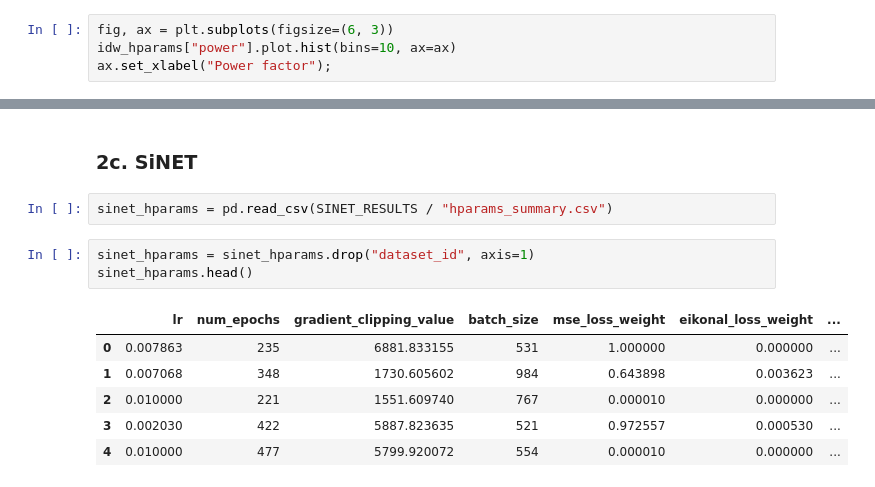
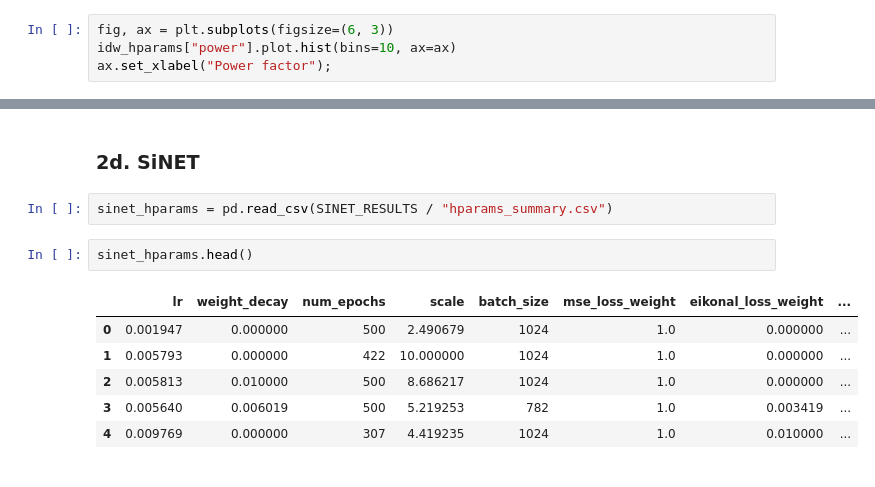
Before and after one commit to jamesWalczak/climatrix, a Jupyter notebook: experiments/jwalczak/01_Apr_02_compare_recon_method/notebooks/analysis.ipynb, the cells around one changed output, grey strips where cells are left out. Drawn from its saved outputs; the diff is of its cells as text.

```diff
--- a/experiments/jwalczak/01_Apr_02_compare_recon_method/notebooks/analysis.ipynb
+++ b/experiments/jwalczak/01_Apr_02_compare_recon_method/notebooks/analysis.ipynb
@@ -166,14 +227,13 @@ ax.set_xlabel("Power factor");
 # %% [markdown]
-### 2c. SiNET
+### 2d. SiNET
 # %%
 sinet_hparams = pd.read_csv(SINET_RESULTS / "hparams_summary.csv")
 # %%
-sinet_hparams = sinet_hparams.drop("dataset_id", axis=1)
 sinet_hparams.head()
 # %% [output]
-|  | lr | num_epochs | gradient_clipping_value | batch_size | mse_loss_weight | eikonal_loss_weight | ... |
-| 0 | 0.007863 | 235 | 6881.833155 | 531 | 1.000000 | 0.000000 | ... |
-| 1 | 0.007068 | 348 | 1730.605602 | 984 | 0.643898 | 0.003623 | ... |
-| 2 | 0.010000 | 221 | 1551.609740 | 767 | 0.000010 | 0.000000 | ... |
-| 3 | 0.002030 | 422 | 5887.823635 | 521 | 0.972557 | 0.000530 | ... |
-| 4 | 0.010000 | 477 | 5799.920072 | 554 | 0.000010 | 0.000000 | ... |
+|  | lr | weight_decay | num_epochs | scale | batch_size | mse_loss_weight | eikonal_loss_weight | ... |
+| 0 | 0.001947 | 0.000000 | 500 | 2.490679 | 1024 | 1.0 | 0.000000 | ... |
+| 1 | 0.005793 | 0.000000 | 422 | 10.000000 | 1024 | 1.0 | 0.000000 | ... |
+| 2 | 0.005813 | 0.010000 | 500 | 8.686217 | 1024 | 1.0 | 0.000000 | ... |
+| 3 | 0.005640 | 0.006019 | 500 | 5.219253 | 782 | 1.0 | 0.003419 | ... |
+| 4 | 0.009769 | 0.000000 | 307 | 4.419235 | 1024 | 1.0 | 0.010000 | ... |
```
Also changed, not shown: parts of 29 cells of this notebook, 1 other file.
